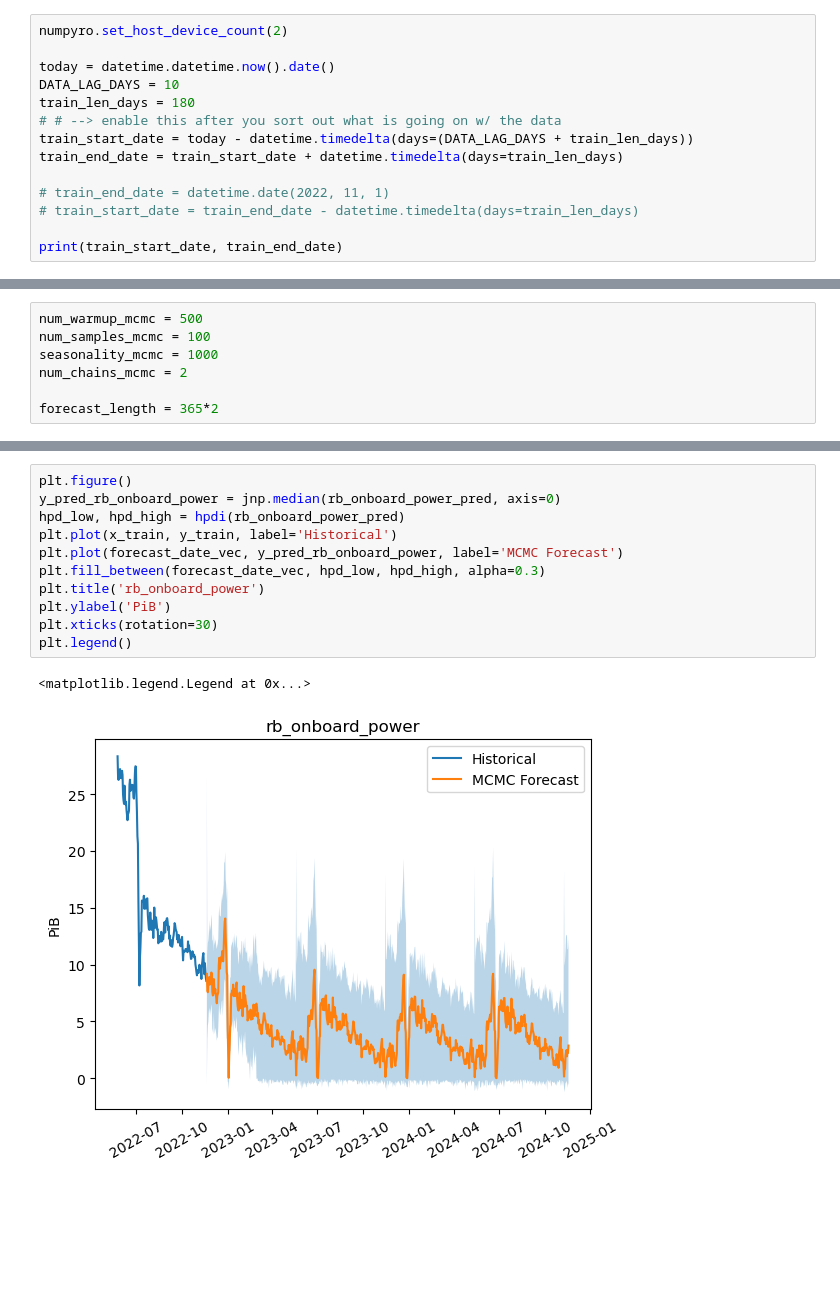
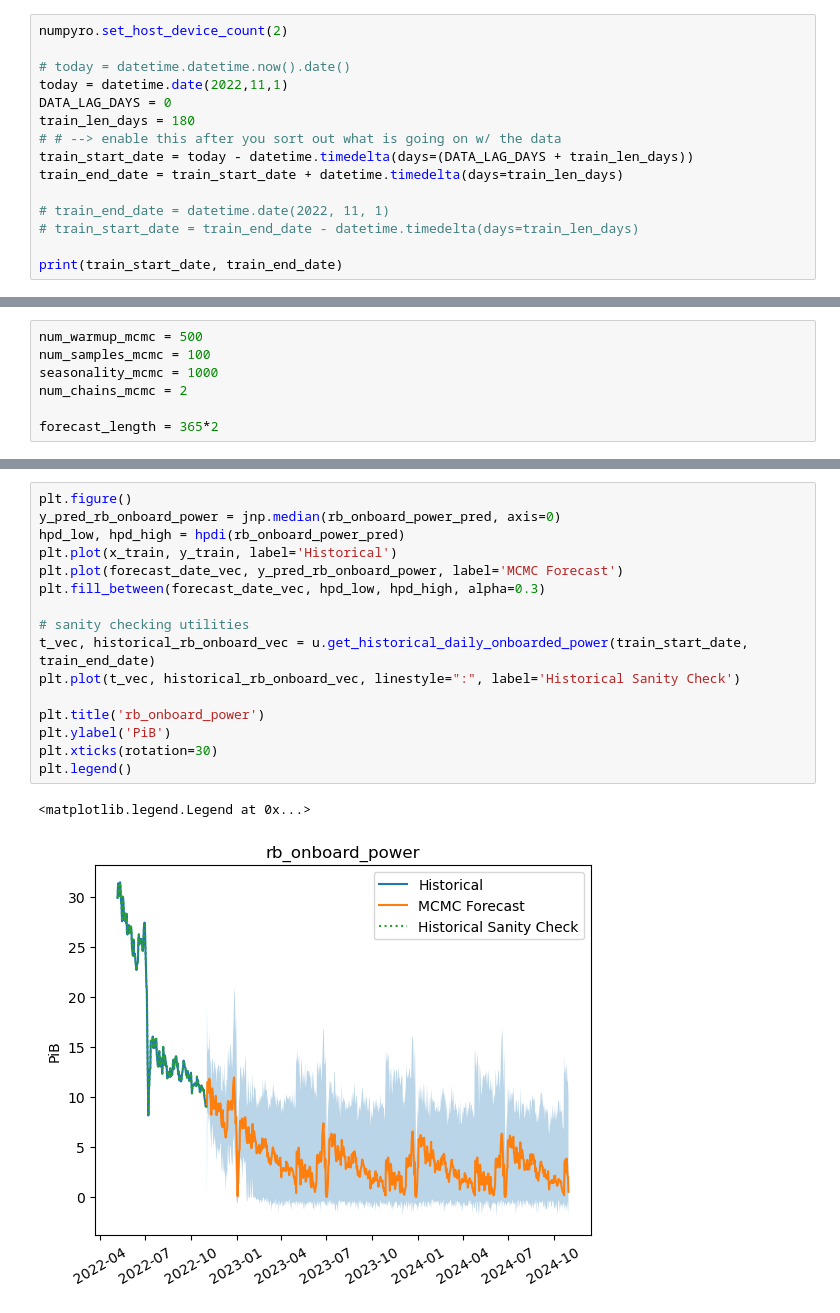
Before and after one commit to protocol/scenario-generator, a Jupyter notebook: notebooks/forecast_miner_behavior_params.ipynb, the cells around one changed output, grey strips where cells are left out. Drawn from its saved outputs; the diff is of its cells as text; blank space fills up the shorter version.

Commit message:
moved historical data into utilities

```diff
--- a/notebooks/forecast_miner_behavior_params.ipynb
+++ b/notebooks/forecast_miner_behavior_params.ipynb
@@ -19,8 +23,9 @@ import scenario_generator.mcmc_forecast as mcmc
 # %%
 numpyro.set_host_device_count(2)
 
-today = datetime.datetime.now().date()
-DATA_LAG_DAYS = 10
+# today = datetime.datetime.now().date()
+today = datetime.date(2022,11,1)
+DATA_LAG_DAYS = 0
 train_len_days = 180
 # # --> enable this after you sort out what is going on w/ the data
 train_start_date = today - datetime.timedelta(days=(DATA_LAG_DAYS + train_len_days))
@@ -69,17 +74,22 @@ Number of divergences: 0
 # %%
 plt.figure()
 y_pred_rb_onboard_power = jnp.median(rb_onboard_power_pred, axis=0)
 hpd_low, hpd_high = hpdi(rb_onboard_power_pred)
 plt.plot(x_train, y_train, label='Historical')
 plt.plot(forecast_date_vec, y_pred_rb_onboard_power, label='MCMC Forecast')
 plt.fill_between(forecast_date_vec, hpd_low, hpd_high, alpha=0.3)
+
+# sanity checking utilities
+t_vec, historical_rb_onboard_vec = u.get_historical_daily_onboarded_power(train_start_date, train_end_date)
+plt.plot(t_vec, historical_rb_onboard_vec, linestyle=":", label='Historical Sanity Check')
+
 plt.title('rb_onboard_power')
 plt.ylabel('PiB')
 plt.xticks(rotation=30)
 plt.legend()
 # %% [output]
 <matplotlib.legend.Legend at 0x...>
-[figure, old version]
+[figure, new version]
 # %%
 forecast_date_vec, renewal_rate_pred, x_train, y_train = \
     mcmc.forecast_renewal_rate(train_start_date,
```
Also changed, not shown: parts of 7 cells of this notebook, 2 other files.
